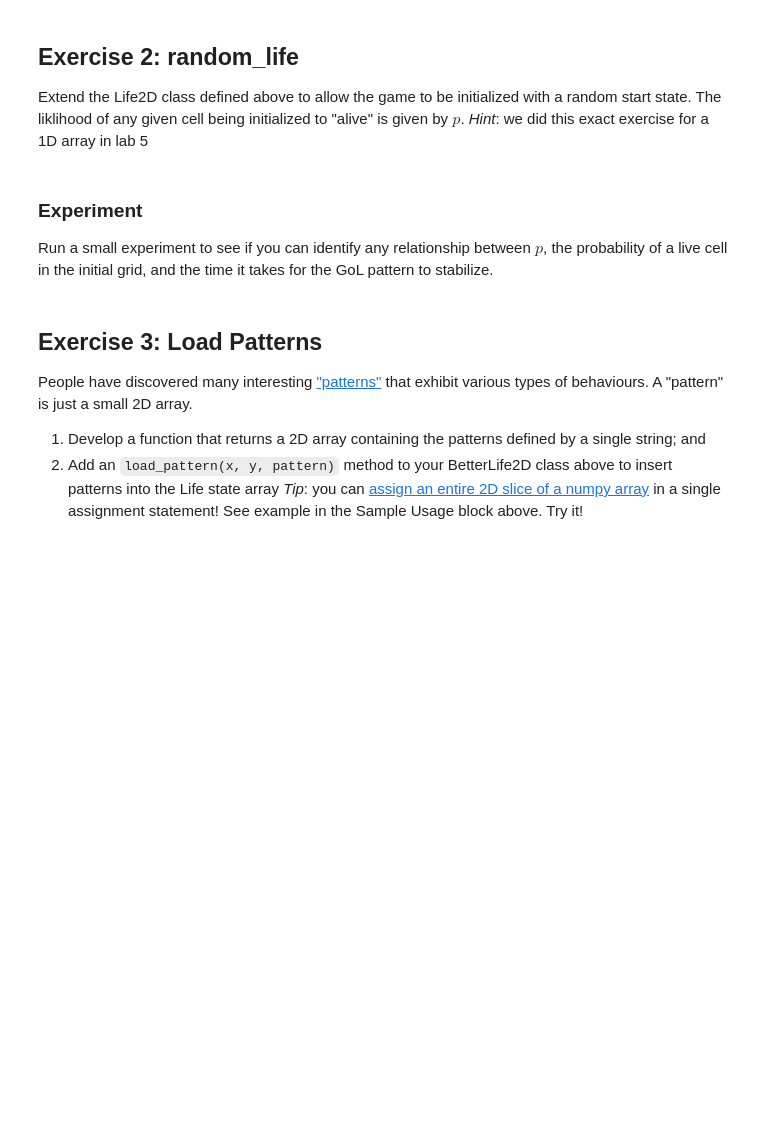
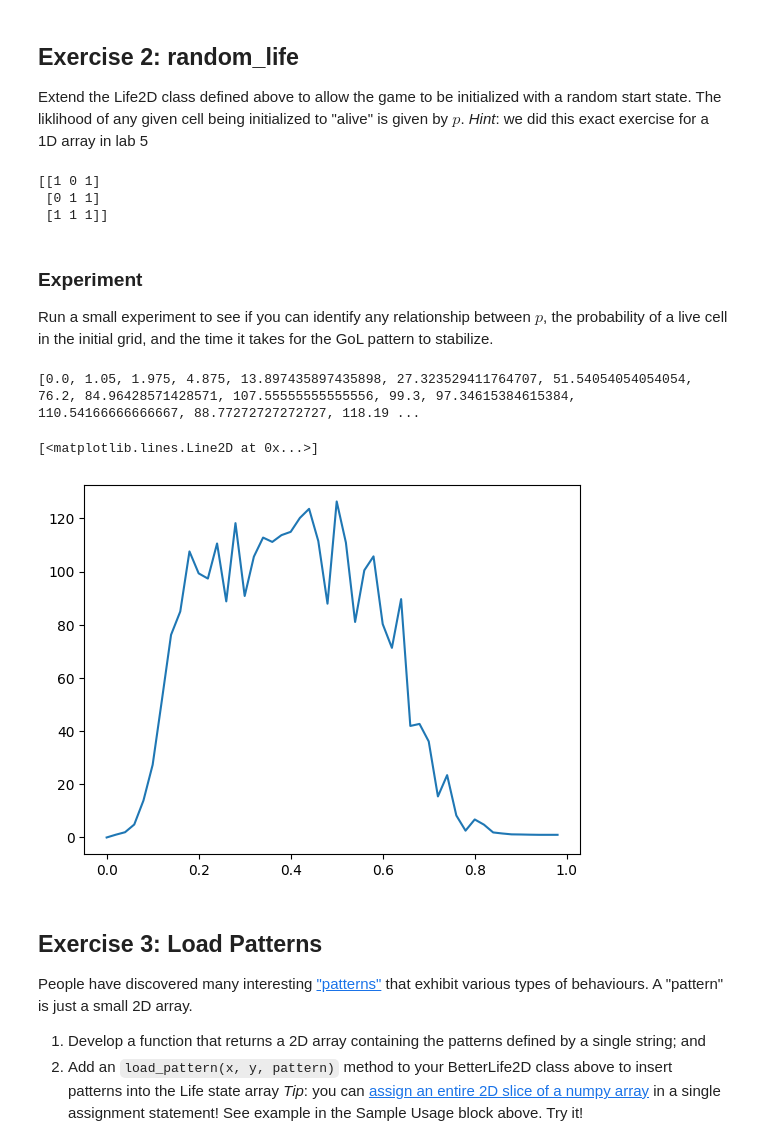
Before and after one commit to manpreet1325/cap-comp215, a Jupyter notebook: copy_of_labs/lab06.ipynb, the cells around one changed output. Saved outputs shown, nothing was run; the diff lists cells and outputs as text; code cells hidden in the pictures; blank space fills up the shorter version.

```diff
--- a/copy_of_labs/lab06.ipynb
+++ b/copy_of_labs/lab06.ipynb
@@ -161,19 +165,34 @@ Extend the Life2D class defined above to allow the game to be initialized with a
 The liklihood of any given cell being initialized to "alive" is given by $p$.
 *Hint*: we did this exact exercise for a 1D array in lab 5
 # %%
-# Solution for Ex. 2
 
 class BetterLife2D(Life2D):
     """ Improvements on the basic Life2D model """
 
+    def __init__(self, rows, cols=None):
+        super().__init__(rows, cols)
+
     def randomize_state(self, p):
         """ Randomize the state of this GoL, where probability of a "live" cell is p """
-        pass
+        random_array = np.random.rand(*self.state.shape)
+        live_cells = random_array < p
+
+        self.state = np.zeros(self.state.shape, dtype=np.uint8)
+        self.state[live_cells] = 1
 
 
-def random_life(n_rows, n_cols=None, p=0.5):
-    """ Return a Life2D object of given dimensions with initial randomized state where "live" cells have probability p """
-    pass
+def random_better_life(n_rows, n_cols=None, p=0.5):
+    """ Return a BetterLife2D object with initial randomized state where "live" cells have probability p """
+    life = BetterLife2D(n_rows, n_cols)
+    life.randomize_state(p)
+    return life
+
+foo = random_better_life(3)
+print(foo.state)
+# %% [output]
+[[1 0 1]
+ [0 1 1]
+ [1 1 1]]
 # %% [markdown]
 ### Experiment
 Run a small experiment to see if you can identify any relationship between $p$, the probability of a live cell in the initial grid, and the time it takes for the GoL pattern to stabilize.
@@ -182,3 +199,39 @@ Run a small experiment to see if you can identify any relationship between $p$,
+# %%
+def find_stabilization_step(CA, max_step):
+    # Returns the step at which the cellular automaton (CA) first stabilizes,
+    # indicated by CA.state matching a previous state.
+
+    states = []  # Stores previous states to check for stabilization
+    for step in range(max_step):
+        states.append(CA.state.copy())
+        CA.step()
+        for state in states:
+            if np.array_equal(state, CA.state):
+                return step
+    return False  # if stabilization is not reached before max_step
+
+results = []
+
+for fifty_p in range(50):
+    # Loop to simulate different probabilities (p) between 0 and 1
+    trial_results = []
+
+    for trial in range(40):
+        # Perform 40 trials at each probability
+        trial_results.append(find_stabilization_step(random_better_life(20, p=fifty_p/50), 200))
+
+    # Calculate the mean stabilization step for this probability
+    valid_results = [x for x in trial_results if x is not False]
+    mean_step = np.mean(valid_results) if valid_results else 0
+    results.append(mean_step)
+
+print(results)
+
+plt.plot([x/50 for x in range(50)], results)
+# %% [output]
+[0.0, 1.05, 1.975, 4.875, 13.897435897435898, 27.323529411764707, 51.54054054054054, 76.2, 84.96428571428571, 107.55555555555556, 99.3, 97.34615384615384, 110.54166666666667, 88.77272727272727, 118.19 ...
+[<matplotlib.lines.Line2D at 0x...>]
+[figure, added]
 # %% [markdown]
 ## Exercise 3: Load Patterns
 People have discovered many interesting ["patterns"](https://conwaylife.com/wiki/Category:Patterns) that exhibit various types of behaviours.
```
Also changed, not shown: parts of 8 cells of this notebook.
